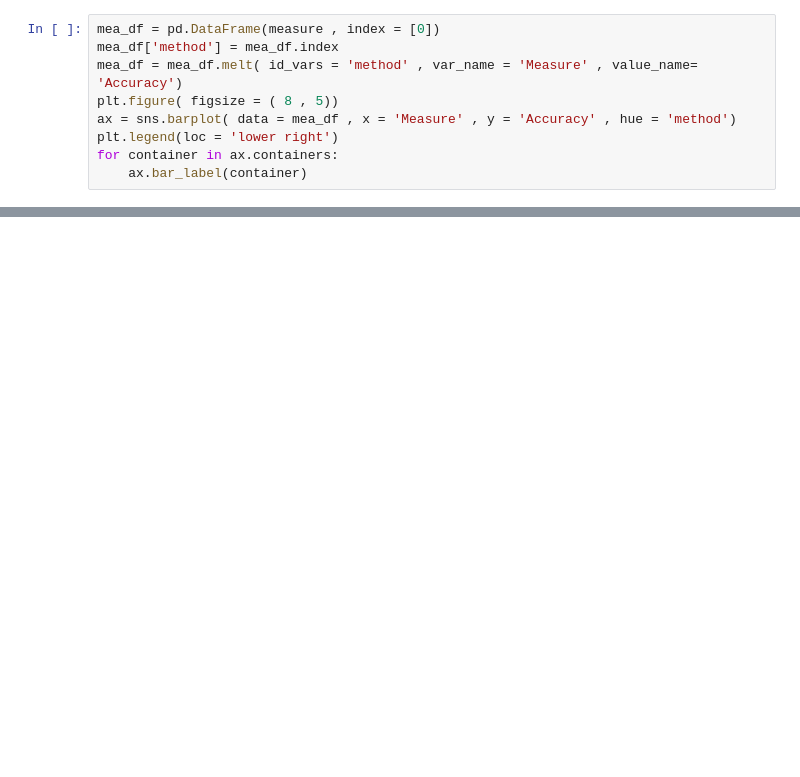
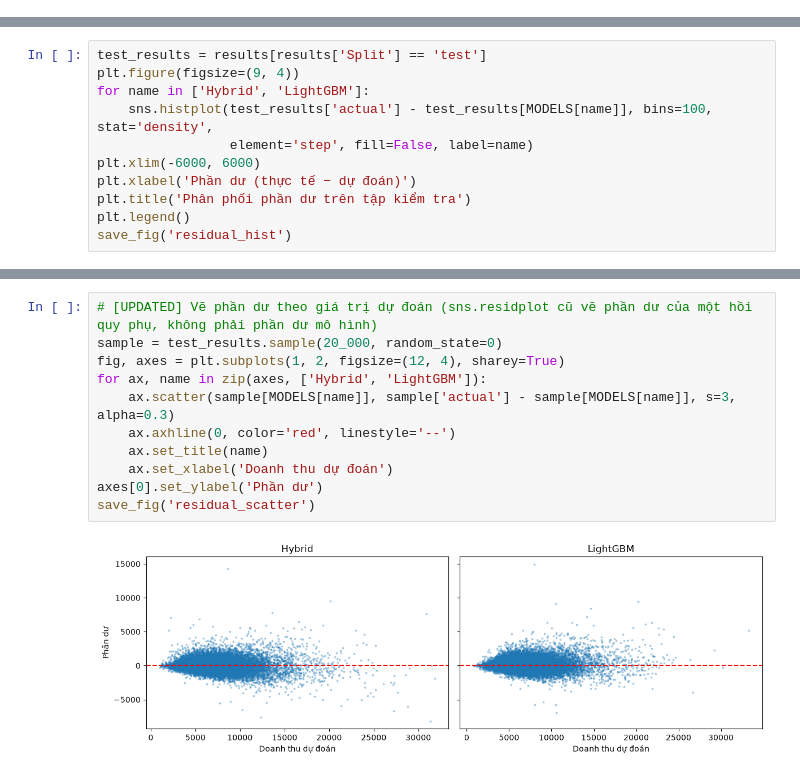
Before and after one commit to nguyenbadanh14112007-commits/DataminingProject, a Jupyter notebook: 05_Danh_gia_mo_hinh.ipynb, the cells around one changed output, grey strips where cells are left out. Cells and saved outputs as stored; diff of their text form; blank space fills up the shorter version.

Commit message:
update code with more steps

```diff
--- a/05_Danh_gia_mo_hinh.ipynb
+++ b/05_Danh_gia_mo_hinh.ipynb
@@ -141,9 +0,0 @@ Visualizing using charts
-# %%
-mea_df = pd.DataFrame(measure , index = [0])
-mea_df['method'] = mea_df.index
-mea_df = mea_df.melt( id_vars = 'method' , var_name = 'Measure' , value_name= 'Accuracy')
-plt.figure( figsize = ( 8 , 5))
-ax = sns.barplot( data = mea_df , x = 'Measure' , y = 'Accuracy' , hue = 'method')
-plt.legend(loc = 'lower right')
-for container in ax.containers:
-    ax.bar_label(container)
@@ -255,0 +82,11 @@ The evaluation indicates that the LGBM model outperforms the hybrid method in te
+# %%
+test_results = results[results['Split'] == 'test']
+plt.figure(figsize=(9, 4))
+for name in ['Hybrid', 'LightGBM']:
+    sns.histplot(test_results['actual'] - test_results[MODELS[name]], bins=100, stat='density',
+                 element='step', fill=False, label=name)
+plt.xlim(-6000, 6000)
+plt.xlabel('Phần dư (thực tế − dự đoán)')
+plt.title('Phân phối phần dư trên tập kiểm tra')
+plt.legend()
+save_fig('residual_hist')
@@ -255,0 +95,13 @@ The evaluation indicates that the LGBM model outperforms the hybrid method in te
+# %%
+# [UPDATED] Vẽ phần dư theo giá trị dự đoán (sns.residplot cũ vẽ phần dư của một hồi quy phụ, không phải phần dư mô hình)
+sample = test_results.sample(20_000, random_state=0)
+fig, axes = plt.subplots(1, 2, figsize=(12, 4), sharey=True)
+for ax, name in zip(axes, ['Hybrid', 'LightGBM']):
+    ax.scatter(sample[MODELS[name]], sample['actual'] - sample[MODELS[name]], s=3, alpha=0.3)
+    ax.axhline(0, color='red', linestyle='--')
+    ax.set_title(name)
+    ax.set_xlabel('Doanh thu dự đoán')
+axes[0].set_ylabel('Phần dư')
+save_fig('residual_scatter')
+# %% [output]
+[figure, added]
```
Also changed, not shown: parts of 60 cells of this notebook, 47 other files.
